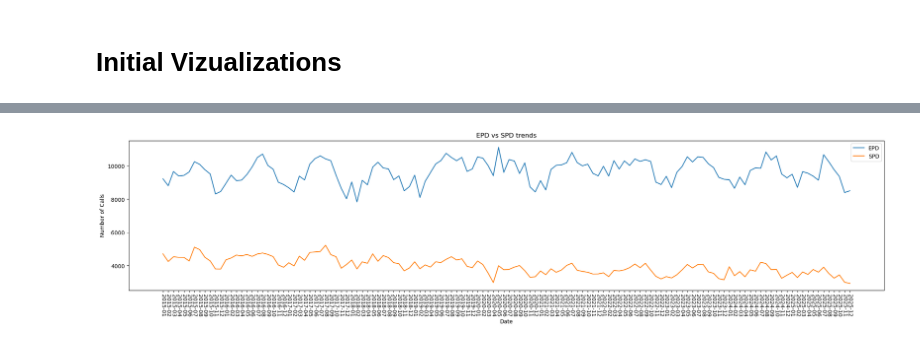
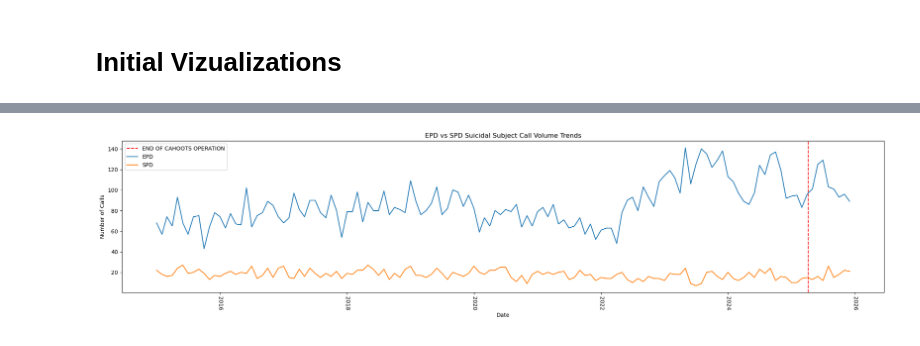
Before and after one commit to luhlig123/DataScienceInAction, a Jupyter notebook: DSCI410_Data_Processing.ipynb, the cells around one changed output, grey strips where cells are left out. Drawn from its saved outputs; the diff is of its cells as text; code cells hidden in the pictures.

```diff
--- a/DSCI410_Data_Processing.ipynb
+++ b/DSCI410_Data_Processing.ipynb
@@ -56,6 +72,12 @@ MCSLC_data["Date"] = MCSLC_data["Dispatch Request Date & Time"].dt.strftime("%Y-
 #Creating simplified date column for SPD data.
 
 SPD_Full["Date"] = SPD_Full["Call Creation Time"].dt.strftime("%Y-%m")
+SPD_Full["Date"] = pd.to_datetime(SPD_Full["Date"], format = "%Y-%m")
+
+SPD_Full["Day"] = SPD_Full["Call Creation Time"].dt.strftime("%Y-%m-%d")
+SPD_Full["Day"] = pd.to_datetime(SPD_Full["Date"], format = "%Y-%m-%d")
+
+SPD_Full["CAHOOTS_closed"] = np.where(SPD_Full["Day"] > CAHOOTS_closure, True, False)
 # %% [markdown]
 ## Subsetting MCSLC data by city
 # %%
@@ -74,11 +96,11 @@ Cahoots_codes = np.array(['_CAHOT ', '_TESTCA', '_1J77  ', '_3J78  ', '_4J79  ',
 # %%
 #Subsetting Eugene and Springfield call data by known CAHOOTS unit codes
 
-CAHOOTS_EUG = CAD_total[CAD_total["primeunit"].isin(Cahoots_codes)]
-EPD = CAD_total[~CAD_total["primeunit"].isin(Cahoots_codes)]
+CAHOOTS_EUG = CAD_total[CAD_total["primeunit"].isin(Cahoots_codes)].reset_index()
+EPD = CAD_total[~CAD_total["primeunit"].isin(Cahoots_codes)].reset_index()
 
-CAHOOTS_SPR = SPD_Full[SPD_Full["Primary Responding Unit"].isin(Cahoots_codes)]
-SPD = SPD_Full[~SPD_Full["Primary Responding Unit"].isin(Cahoots_codes)]
+CAHOOTS_SPR = SPD_Full[SPD_Full["Primary Responding Unit"].isin(Cahoots_codes)].reset_index()
+SPD = SPD_Full[~SPD_Full["Primary Responding Unit"].isin(Cahoots_codes)].reset_index()
 # %% [markdown]
 ## Identifying most common CAHOOTS/MCSLC call types
 # %%
@@ -144,3 +170,11 @@ Name: ID, dtype: int64
+# %%
+#EPD/SPD Welfare Checks
+EPD_welfare = EPD[EPD["nature"] == "CHECK WELFARE"]
+SPD_welfare = SPD[SPD["Final Call Type"] == "CHECK WELFARE"]
+
+#EPD/SPD Suicidal Subjects
+EPD_Suicidal = EPD[EPD["nature"] == "SUICIDAL SUBJECT"]
+SPD_Suicidal = SPD[SPD["Final Call Type"] == "SUICIDAL SUBJECT"]
 # %% [markdown]
 ## Creating call volume dataframes
 # %%
@@ -209,0 +362,6 @@ plt.xticks(rotation = -90);
+# %%
+EPD_Welfare_Volume = EPD_welfare.groupby("Date")["inci_id"].count().reset_index()
+SPD_Welfare_Volume = SPD_welfare.groupby("Date")["Incident Number"].count().reset_index()
+
+EPD_Suicidal_Volume = EPD_Suicidal.groupby("Date")["inci_id"].count().reset_index()
+SPD_Suicidal_Volume = SPD_Suicidal.groupby("Date")["Incident Number"].count().reset_index()
@@ -210,14 +406,16 @@ plt.xticks(rotation = -90);
 # %%
-#EPD vs SPD trends
+#EPD vs SPD Suicidal Subject
 
 plt.figure(figsize=(25,5))
 
-sns.lineplot(data = EPD_VOLUME, x = "Date", y = "inci_id", label = "EPD")
-sns.lineplot(data = SPD_VOLUME, x = "Date", y = "Incident Number", label = "SPD")
+plt.axvline(dt.datetime(2025, 4, 7), color = 'red', linestyle = "--", label = "END OF CAHOOTS OPERATION")
 
-plt.title("EPD vs SPD trends")
+sns.lineplot(data = EPD_Suicidal_Volume, x = "Date", y = "inci_id", label = "EPD")
+sns.lineplot(data = SPD_Suicidal_Volume, x = "Date", y = "Incident Number", label = "SPD")
+
+plt.title("EPD vs SPD Suicidal Subject Call Volume Trends")
 plt.xlabel("Date")
 plt.ylabel("Number of Calls")
-plt.xticks(rotation = -90);
+plt.xticks(rotation=-90);
 # %% [output]
-[figure, old version]
+[figure, new version]
```
Also changed, not shown: parts of 21 cells of this notebook, 1 other file.
